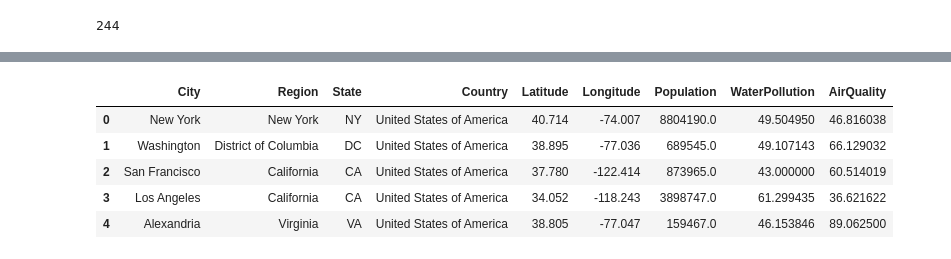
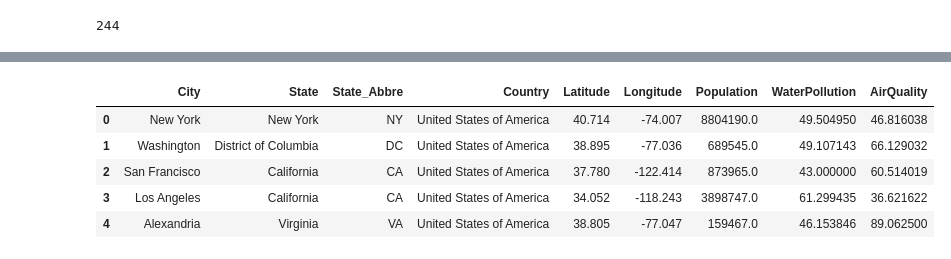
Before and after one commit to yuledez/ucv-data-proj3-group-2, a Jupyter notebook: waterAir_quality.ipynb, the cells around one changed output, grey strips where cells are left out. Cells and saved outputs as stored; diff of their text form; code cells hidden in the pictures.

```diff
--- a/waterAir_quality.ipynb
+++ b/waterAir_quality.ipynb
@@ -82,7 +85,6 @@ state_abbreviations = {
     'Wisconsin': 'WI', 'Wyoming': 'WY'
 }
 
-waterAir_usa_df['State'] = waterAir_usa_df['Region'].map(state_abbreviations)
-
+waterAir_usa_df['State_Abbre'] = waterAir_usa_df['Region'].map(state_abbreviations)
 waterAir_usa_df.head()
 # %% [output]
@@ -105,6 +116,13 @@ print(duplicates['City'].count())
 244
 # %%
 # Remove Duplicates
-census_clean_df = census_info.drop_duplicates(subset=["City", "State"])
-census_clean_df.head()
+census_clean_df = census_info.drop_duplicates(subset=['City', 'State'])
+
+# Drop Columns
+census_clean_df = census_clean_df.drop(['Counties'], axis=1)
+
+# Rename column
+city_coordinates_df = census_clean_df.rename(columns={'State': 'State_Abbre'})
+
+city_coordinates_df.head()
 # %% [output]
@@ -129,9 +150,9 @@ def normalize_city_name(city):
 
 # Applying function
 waterAir_usa_df['NormalizedCity'] = waterAir_usa_df['City'].apply(normalize_city_name)
-census_clean_df['NormalizedCity'] = census_clean_df['City'].apply(normalize_city_name)
+city_coordinates_df['NormalizedCity'] = city_coordinates_df['City'].apply(normalize_city_name)
 # %%
 # Merging the data
-merge_result = pd.merge(waterAir_usa_df, census_clean_df, on=['NormalizedCity', 'State'], how='left')
+merge_result = pd.merge(waterAir_usa_df, city_coordinates_df, on=['NormalizedCity', 'State_Abbre'], how='left')
 merge_result.head()
 # %% [output]
@@ -176,18 +197,19 @@ merge_result_df.head()
 # %%
 ## Remove Unnecessary Columns, Reorganize Column Order, and Create the Final DataFrame
 
 # Drop columns
-merge_final_df = merge_result_df.drop(['City_x', 'City_y', 'Type', 'Counties'], axis=1)
+merge_final_df = merge_result_df.drop(['City_x', 'City_y', 'Type'], axis=1)
 
 # Rename column
-merge_final_df = merge_final_df.rename(columns={'NormalizedCity': 'City'})
+merge_final_df = merge_final_df.rename(columns={'NormalizedCity': 'City', 'Region': 'State'})
 
 # Reorganize DataFrame
-waterAir_quality_df = merge_final_df[['City', 'Region', 'State', 'Country', 'Latitude', 'Longitude', 'Population', 'WaterPollution', 'AirQuality']]
+waterAir_quality_df = merge_final_df[['City', 'State', 'State_Abbre', 'Country', 'Latitude', 'Longitude', 'Population', 'WaterPollution', 'AirQuality']]
 
+#waterAir_quality_df.head()
 waterAir_quality_df.head()
 # %% [output]
-|  | City | Region | State | Country | Latitude | Longitude | Population | WaterPollution | AirQuality |
+|  | City | State | State_Abbre | Country | Latitude | Longitude | Population | WaterPollution | AirQuality |
 | 0 | New York | New York | NY | United States of America | 40.714 | -74.007 | 8804190.0 | 49.504950 | 46.816038 |
 | 1 | Washington | District of Columbia | DC | United States of America | 38.895 | -77.036 | 689545.0 | 49.107143 | 66.129032 |
 | 2 | San Francisco | California | CA | United States of America | 37.780 | -122.414 | 873965.0 | 43.000000 | 60.514019 |
```
Also changed, not shown: parts of 12 cells of this notebook, 2 other files.
